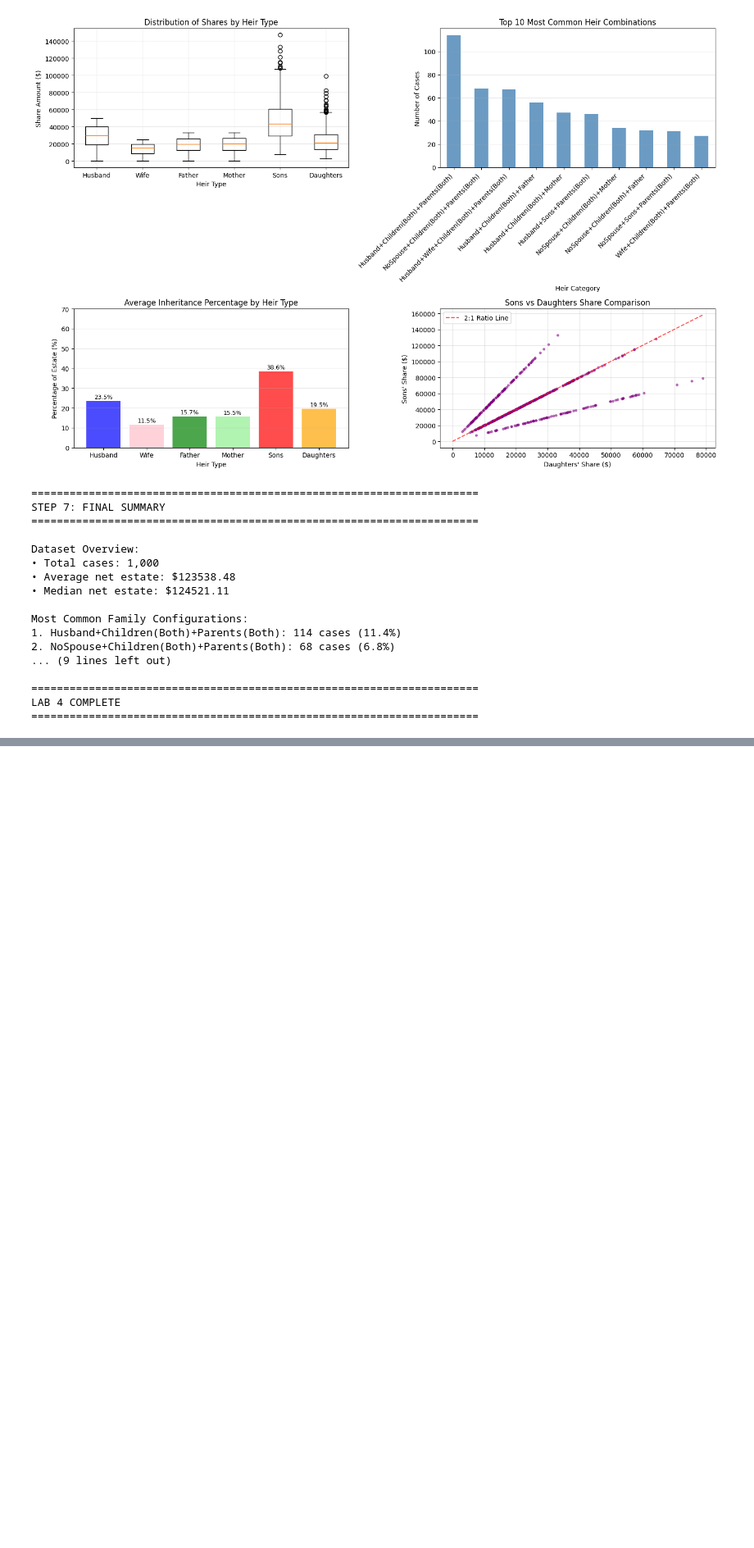
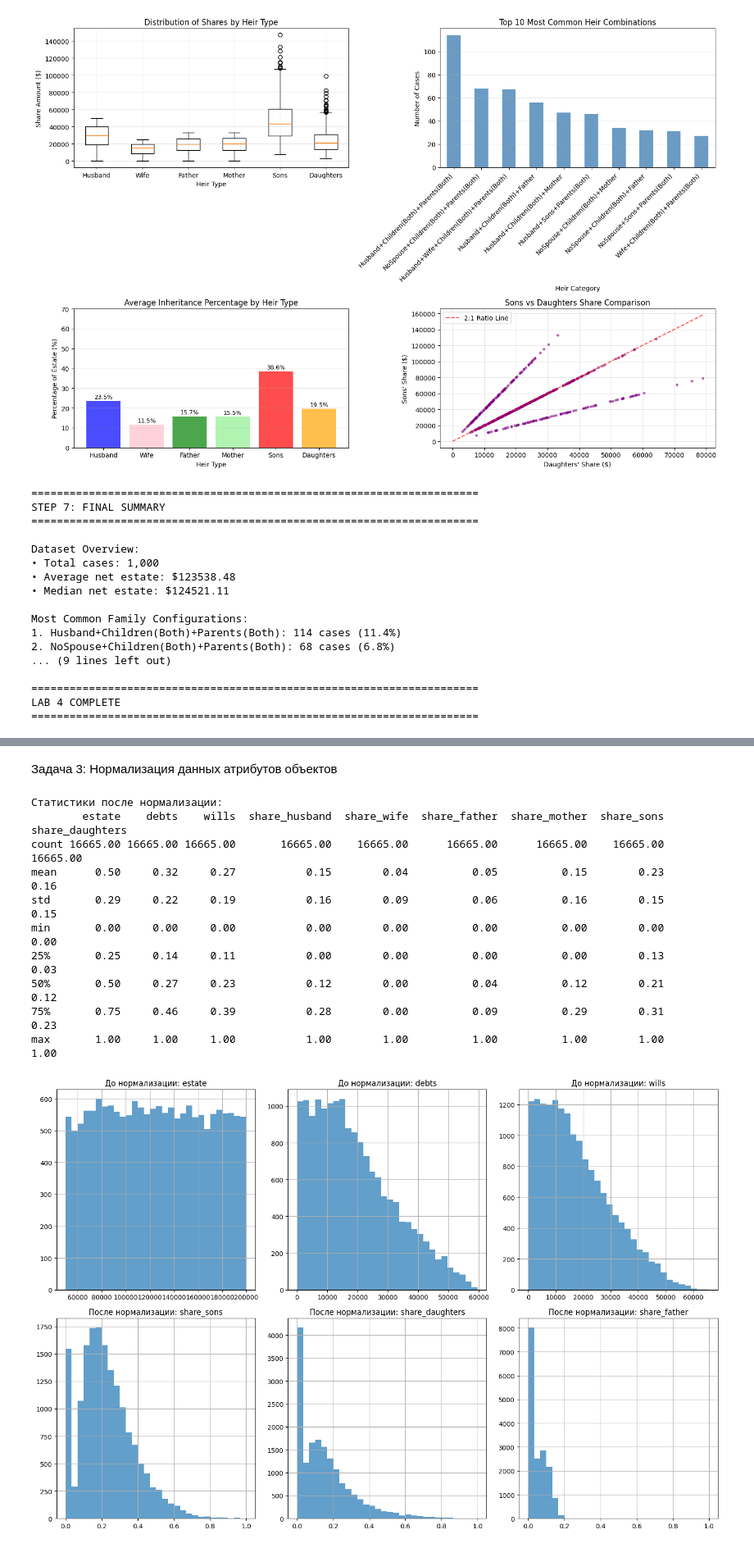
Before and after one commit to Altaieb-Mohammed/lab_2corse, a Jupyter notebook: lab2_3_4.ipynb, the cells around one changed output, grey strips where cells are left out. Shown at 82% size. Saved outputs shown, nothing was run; the diff lists cells and outputs as text; code cells hidden in the pictures; blank space fills up the shorter version.

```diff
--- a/lab2_3_4.ipynb
+++ b/lab2_3_4.ipynb
@@ -1493,0 +1571,45 @@ LAB 4 COMPLETE
+# %% [markdown]
+Задача 3: Нормализация данных атрибутов объектов
+# %%
+# Выделение выбранных атрибутов для нормализации
+selected_features = ['estate', 'debts', 'wills',
+                     'share_husband', 'share_wife',
+                     'share_father', 'share_mother',
+                     'share_sons', 'share_daughters']
+
+# Создание копии данных для нормализации
+data_normalized = data.copy()
+
+# Применение Min-Max нормализации
+scaler = MinMaxScaler()
+data_normalized[selected_features] = scaler.fit_transform(data[selected_features])
+
+# Проверка результатов нормализации
+print("Статистики после нормализации:")
+print(data_normalized[selected_features].describe())
+
+# Визуализация распределения до и после нормализации
+fig, axes = plt.subplots(2, 3, figsize=(15, 10))
+for idx, col in enumerate(['estate', 'debts', 'wills', 'share_sons', 'share_daughters', 'share_father']):
+    if idx < 3:
+        ax = axes[0, idx]
+        data[col].hist(ax=ax, bins=30, alpha=0.7)
+        ax.set_title(f'До нормализации: {col}')
+    else:
+        ax = axes[1, idx-3]
+        data_normalized[col].hist(ax=ax, bins=30, alpha=0.7)
+        ax.set_title(f'После нормализации: {col}')
+plt.tight_layout()
+plt.show()
+# %% [output]
+Статистики после нормализации:
+        estate    debts    wills  share_husband  share_wife  share_father  share_mother  share_sons  share_daughters
+count 16665.00 16665.00 16665.00       16665.00    16665.00      16665.00      16665.00    16665.00         16665.00
+mean      0.50     0.32     0.27           0.15        0.04          0.05          0.15        0.23             0.16
+std       0.29     0.22     0.19           0.16        0.09          0.06          0.16        0.15             0.15
+min       0.00     0.00     0.00           0.00        0.00          0.00          0.00        0.00             0.00
+25%       0.25     0.14     0.11           0.00        0.00          0.00          0.00        0.13             0.03
+50%       0.50     0.27     0.23           0.12        0.00          0.04          0.12        0.21             0.12
+75%       0.75     0.46     0.39           0.28        0.00          0.09          0.29        0.31             0.23
+max       1.00     1.00     1.00           1.00        1.00          1.00          1.00        1.00             1.00
+[figure, added]
```
Also changed, not shown: parts of 19 cells of this notebook.
